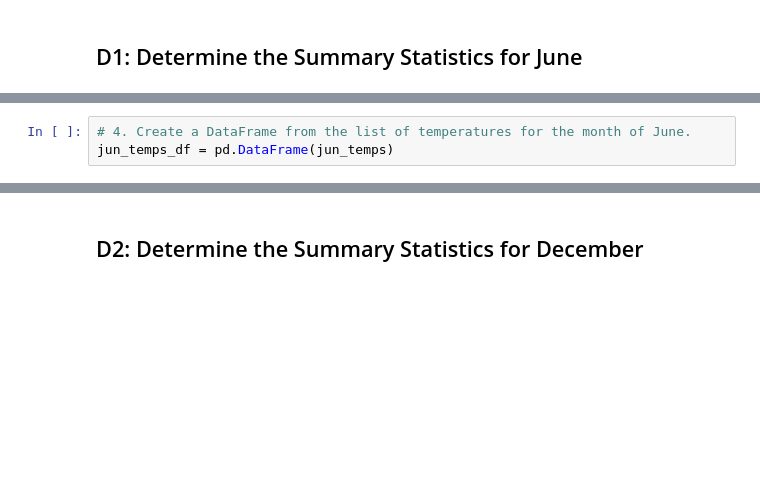
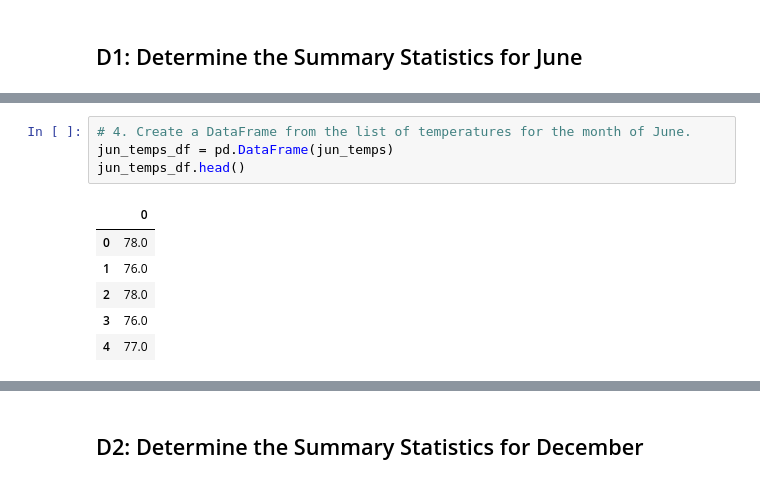
Before and after one commit to DALeske/surfs_up, a Jupyter notebook: SurfsUp_Challenge.ipynb, the cells around one changed output, grey strips where cells are left out. Drawn from its saved outputs; the diff is of its cells as text; blank space fills up the shorter version.

```diff
--- a/SurfsUp_Challenge.ipynb
+++ b/SurfsUp_Challenge.ipynb
@@ -47,6 +77,14 @@ jun_temps
 # %%
 # 4. Create a DataFrame from the list of temperatures for the month of June.
 jun_temps_df = pd.DataFrame(jun_temps)
+jun_temps_df.head()
+# %% [output]
+|  | 0 |
+| 0 | 78.0 |
+| 1 | 76.0 |
+| 2 | 78.0 |
+| 3 | 76.0 |
+| 4 | 77.0 |
 # %%
 # 5. Calculate and print out the summary statistics for the June temperature DataFrame.
 jun_temps_df.describe()
```
Also changed, not shown: parts of 11 cells of this notebook.
